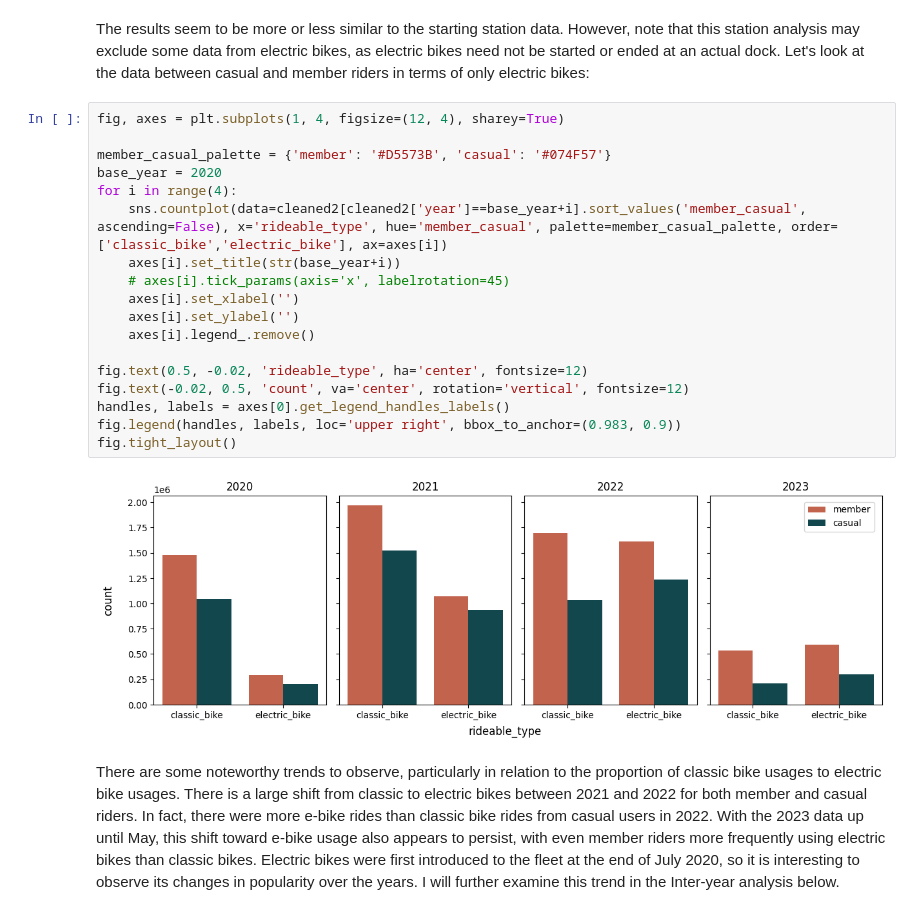
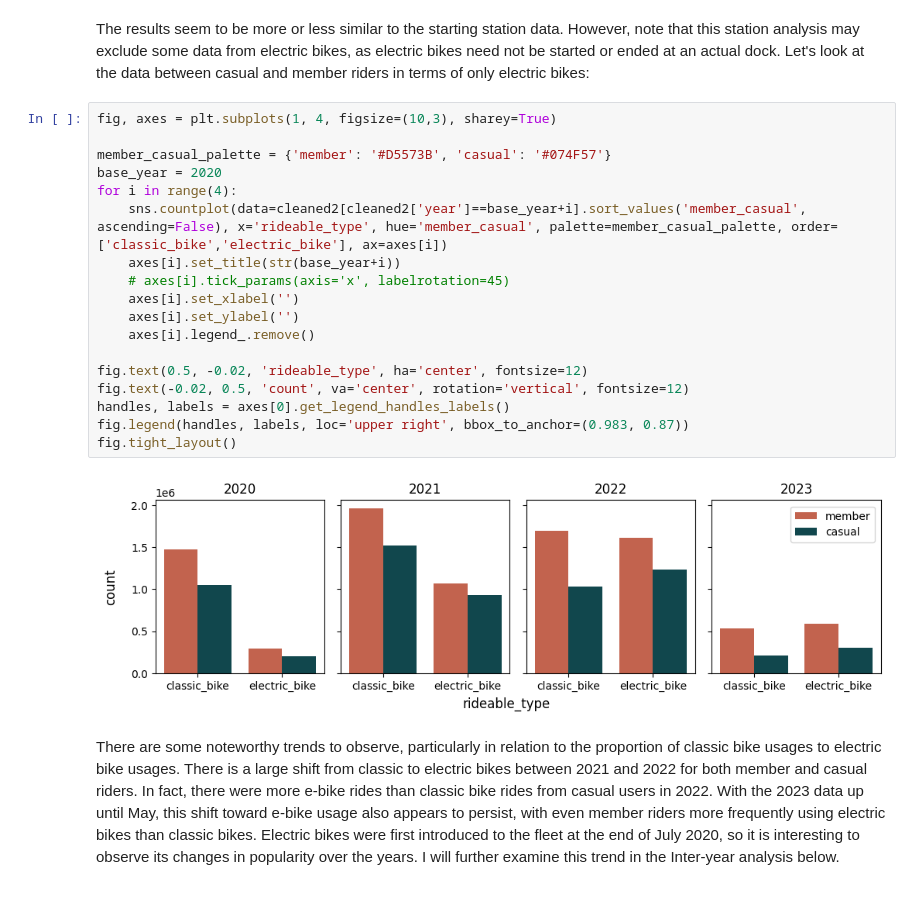
Before and after one commit to pollyren/divvy, a Jupyter notebook: eda/analysis.ipynb, the cells around one changed output. Drawn from its saved outputs; the diff is of its cells as text.

Commit message:
more plots and e-bike station stuff

```diff
--- a/eda/analysis.ipynb
+++ b/eda/analysis.ipynb
@@ -279,25 +275,25 @@ sns.countplot(data=top_10_stations, y='end_station_name', hue='member_casual')
 # %% [markdown]
 The results seem to be more or less similar to the starting station data. However, note that this station analysis may exclude some data from electric bikes, as electric bikes need not be started or ended at an actual dock. Let's look at the data between casual and member riders in terms of only electric bikes:
 # %%
-fig, axes = plt.subplots(1, 4, figsize=(12, 4), sharey=True)
+fig, axes = plt.subplots(1, 4, figsize=(10,3), sharey=True)
 
 member_casual_palette = {'member': '#D5573B', 'casual': '#074F57'}
 base_year = 2020
 for i in range(4):
     sns.countplot(data=cleaned2[cleaned2['year']==base_year+i].sort_values('member_casual', ascending=False), x='rideable_type', hue='member_casual', palette=member_casual_palette, order=['classic_bike','electric_bike'], ax=axes[i])
     axes[i].set_title(str(base_year+i))
     # axes[i].tick_params(axis='x', labelrotation=45)
     axes[i].set_xlabel('')
     axes[i].set_ylabel('')
     axes[i].legend_.remove()
 
 fig.text(0.5, -0.02, 'rideable_type', ha='center', fontsize=12)
 fig.text(-0.02, 0.5, 'count', va='center', rotation='vertical', fontsize=12)
 handles, labels = axes[0].get_legend_handles_labels()
-fig.legend(handles, labels, loc='upper right', bbox_to_anchor=(0.983, 0.9))
+fig.legend(handles, labels, loc='upper right', bbox_to_anchor=(0.983, 0.87))
 fig.tight_layout()
 # %% [output]
-[figure, old version]
+[figure, new version]
 # %% [markdown]
 There are some noteworthy trends to observe, particularly in relation to the proportion of classic bike usages to electric bike usages. There is a large shift from classic to electric bikes between 2021 and 2022 for both member and casual riders. In fact, there were more e-bike rides than classic bike rides from casual users in 2022. With the 2023 data up until May, this shift toward e-bike usage also appears to persist, with even member riders more frequently using electric bikes than classic bikes. Electric bikes were first introduced to the fleet at the end of July 2020, so it is interesting to observe its changes in popularity over the years. I will further examine this trend in the Inter-year analysis below.
 # %% [markdown]
```
Also changed, not shown: parts of 12 cells of this notebook.
